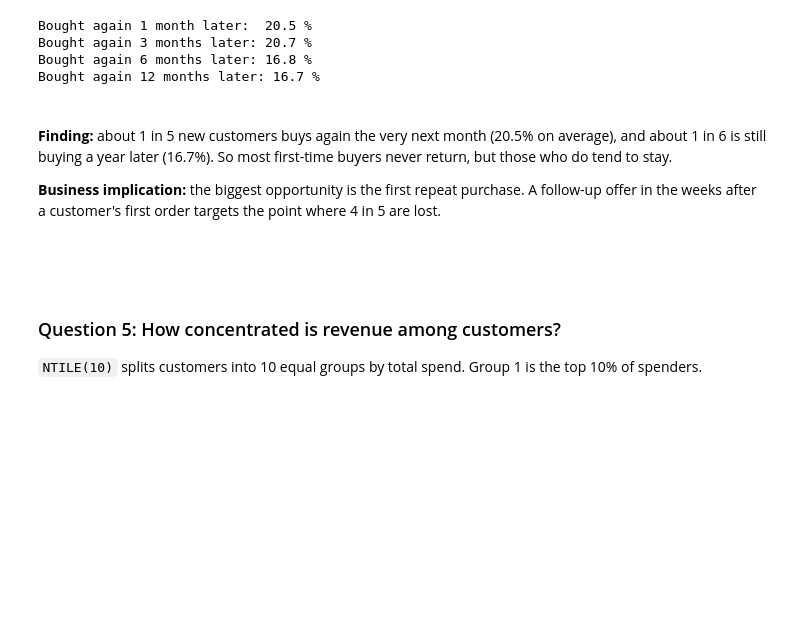
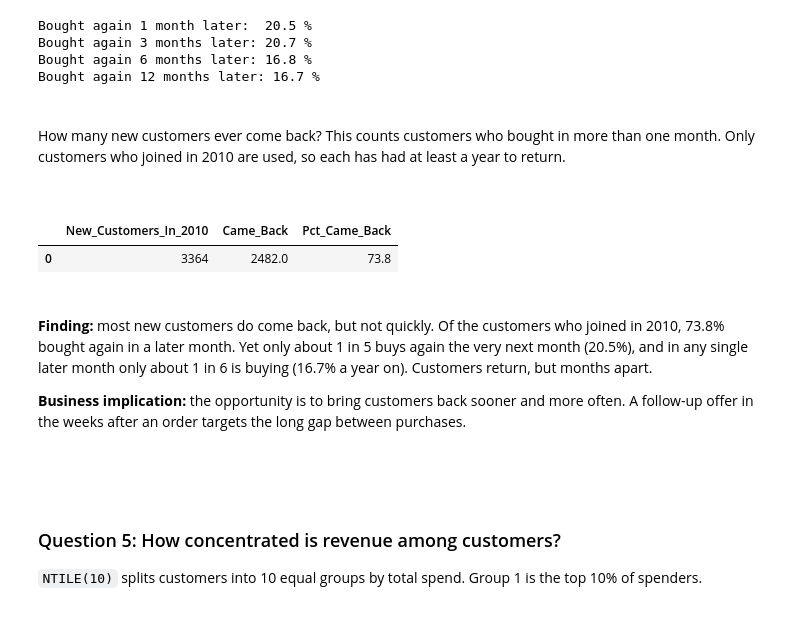
Before and after one commit to Rahulkulkarni2002/retail-sales-performance-dashboard, a Jupyter notebook: sales_kpi_analysis.ipynb, the cells around one changed output. Saved outputs shown, nothing was run; the diff lists cells and outputs as text; code cells hidden in the pictures; blank space fills up the shorter version.

```diff
--- a/sales_kpi_analysis.ipynb
+++ b/sales_kpi_analysis.ipynb
@@ -737,12 +737,39 @@ Bought again 1 month later:  20.5 %
 Bought again 3 months later: 20.7 %
 Bought again 6 months later: 16.8 %
 Bought again 12 months later: 16.7 %
+# %% [markdown]
+<br>
+
+How many new customers ever come back? This counts customers who bought in more than one month. Only customers who joined in 2010 are used, so each has had at least a year to return.
+
+<br>
+# %%
+con.sql("""
+WITH customer_months AS (
+    SELECT
+        "Customer ID" AS Customer_ID,
+        DATE_TRUNC('month', MIN(InvoiceDate)) AS First_Month,
+        COUNT(DISTINCT DATE_TRUNC('month', InvoiceDate)) AS Months_With_Orders
+    FROM retail
+    GROUP BY "Customer ID"
+)
+SELECT
+    COUNT(*) AS New_Customers_In_2010,
+    SUM(CASE WHEN Months_With_Orders > 1 THEN 1 ELSE 0 END) AS Came_Back,
+    ROUND(SUM(CASE WHEN Months_With_Orders > 1 THEN 1 ELSE 0 END) * 100.0 / COUNT(*), 1) AS Pct_Came_Back
+FROM customer_months
+WHERE First_Month >= '2010-01-01'
+  AND First_Month <= '2010-12-01'
+""").df()
+# %% [output]
+|  | New_Customers_In_2010 | Came_Back | Pct_Came_Back |
+| 0 | 3364 | 2482.0 | 73.8 |
 # %% [markdown]
 <br>
 
-**Finding:** about 1 in 5 new customers buys again the very next month (20.5% on average), and about 1 in 6 is still buying a year later (16.7%). So most first-time buyers never return, but those who do tend to stay.
+**Finding:** most new customers do come back, but not quickly. Of the customers who joined in 2010, 73.8% bought again in a later month. Yet only about 1 in 5 buys again the very next month (20.5%), and in any single later month only about 1 in 6 is buying (16.7% a year on). Customers return, but months apart.
 
-**Business implication:** the biggest opportunity is the first repeat purchase. A follow-up offer in the weeks after a customer's first order targets the point where 4 in 5 are lost.
+**Business implication:** the opportunity is to bring customers back sooner and more often. A follow-up offer in the weeks after an order targets the long gap between purchases.
 
 <br>
 # %% [markdown]
```
Also changed, not shown: parts of 1 cell of this notebook, 2 other files.
